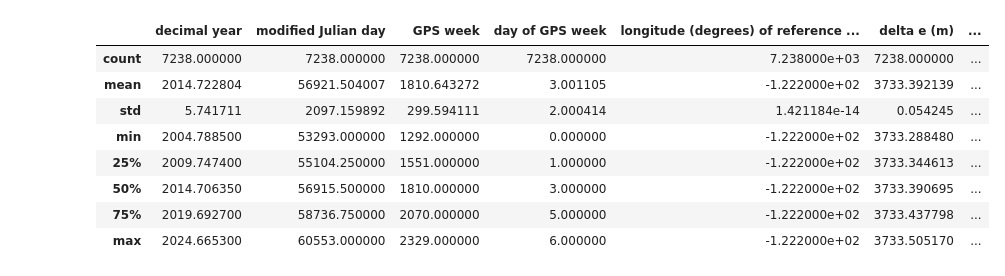
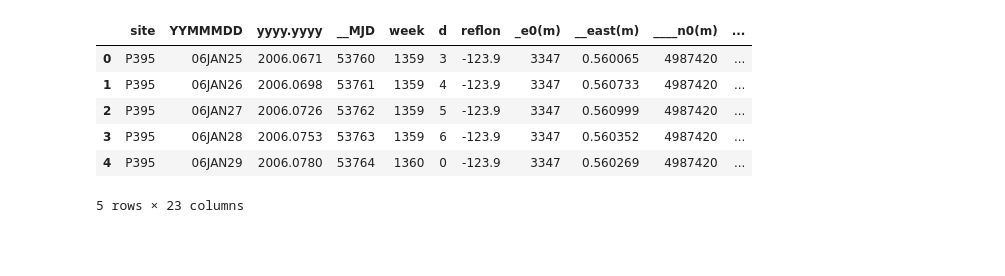
Before and after one commit to geo-smart/mlgeo-book, a Jupyter notebook: book/Chapter1-GettingStarted/1.7_get_geodetic_gnss.ipynb, the cells around one changed output. Drawn from its saved outputs; the diff is of its cells as text; code cells hidden in the pictures; blank space fills up the shorter version.

```diff
--- a/book/Chapter1-GettingStarted/1.7_get_geodetic_gnss.ipynb
+++ b/book/Chapter1-GettingStarted/1.7_get_geodetic_gnss.ipynb
@@ -90,0 +27,16 @@ df = df.dropna()
+# %%
+BASE_URL = "https://geodesy.unr.edu/gps_timeseries/IGS20/tenv3/IGS20/{station}.tenv3"
+
+
+def fetch_tenv3(station):
+    """Download an NGL .tenv3 daily position file and return it as a DataFrame."""
+    url = BASE_URL.format(station=station)
+    print(f"downloading {url}")
+    r = requests.get(url, timeout=120)
+    r.raise_for_status()
+    # whitespace-delimited text with one header line
+    return pd.read_csv(io.StringIO(r.text), sep=r"\s+")
+
+
+df = fetch_tenv3("P395")
+print(df.columns.tolist())
@@ -91,12 +46,10 @@ df = df.dropna()
 # %%
-df.describe()
+df.head()
 # %% [output]
-|  | decimal year | modified Julian day | GPS week | day of GPS week | longitude (degrees) of reference ... | delta e (m) | ... |
-| count | 7238.000000 | 7238.000000 | 7238.000000 | 7238.000000 | 7.238000e+03 | 7238.000000 | ... |
-| mean | 2014.722804 | 56921.504007 | 1810.643272 | 3.001105 | -1.222000e+02 | 3733.392139 | ... |
-| std | 5.741711 | 2097.159892 | 299.594111 | 2.000414 | 1.421184e-14 | 0.054245 | ... |
-| min | 2004.788500 | 53293.000000 | 1292.000000 | 0.000000 | -1.222000e+02 | 3733.288480 | ... |
-| 25% | 2009.747400 | 55104.250000 | 1551.000000 | 1.000000 | -1.222000e+02 | 3733.344613 | ... |
-| 50% | 2014.706350 | 56915.500000 | 1810.000000 | 3.000000 | -1.222000e+02 | 3733.390695 | ... |
-| 75% | 2019.692700 | 58736.750000 | 2070.000000 | 5.000000 | -1.222000e+02 | 3733.437798 | ... |
-| max | 2024.665300 | 60553.000000 | 2329.000000 | 6.000000 | -1.222000e+02 | 3733.505170 | ... |
+|  | site | YYMMMDD | yyyy.yyyy | __MJD | week | d | reflon | _e0(m) | __east(m) | ____n0(m) | ... |
+| 0 | P395 | 06JAN25 | 2006.0671 | 53760 | 1359 | 3 | -123.9 | 3347 | 0.560065 | 4987420 | ... |
+| 1 | P395 | 06JAN26 | 2006.0698 | 53761 | 1359 | 4 | -123.9 | 3347 | 0.560733 | 4987420 | ... |
+| 2 | P395 | 06JAN27 | 2006.0726 | 53762 | 1359 | 5 | -123.9 | 3347 | 0.560999 | 4987420 | ... |
+| 3 | P395 | 06JAN28 | 2006.0753 | 53763 | 1359 | 6 | -123.9 | 3347 | 0.560352 | 4987420 | ... |
+| 4 | P395 | 06JAN29 | 2006.0780 | 53764 | 1360 | 0 | -123.9 | 3347 | 0.560269 | 4987420 | ... |
+5 rows × 23 columns
```
Also changed, not shown: parts of 17 cells of this notebook, 20 other files.
